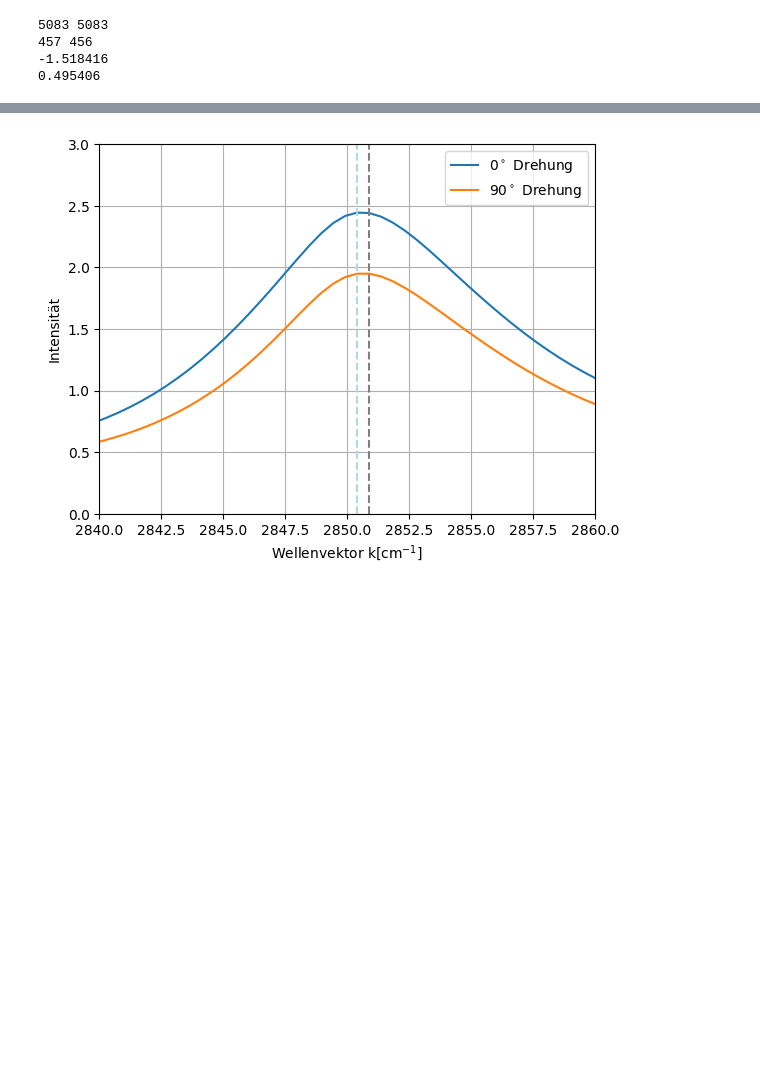
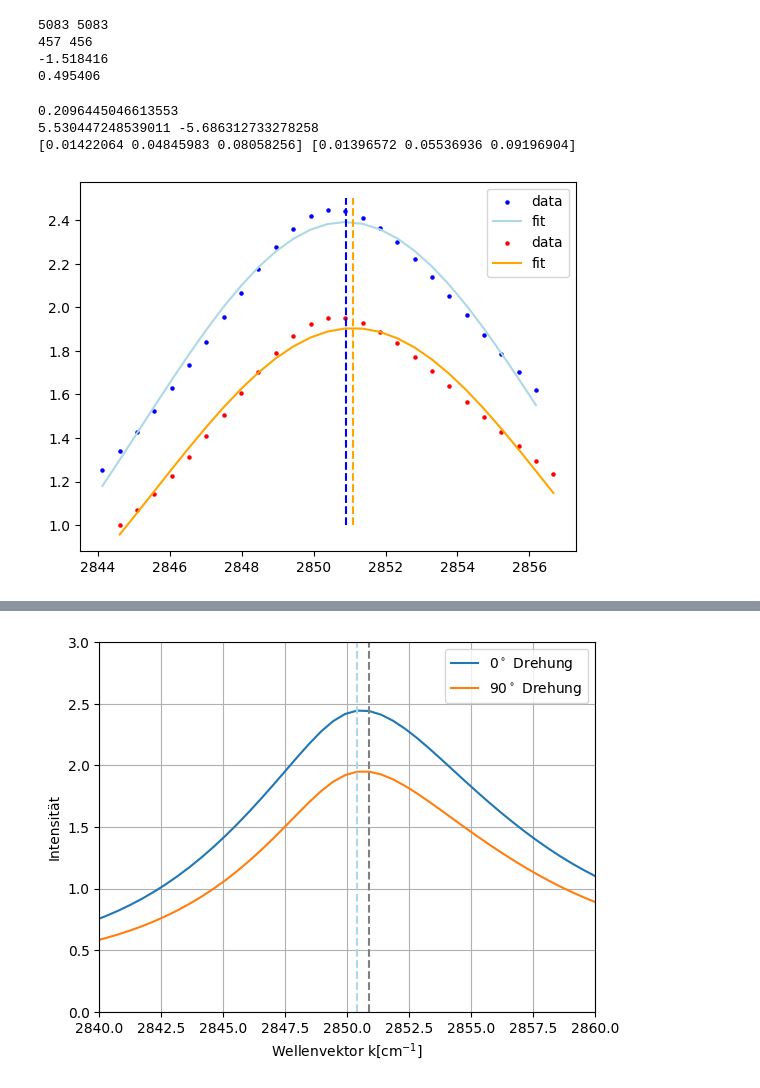
Before and after one commit to iLoveeMilkaa/M1-Lab, a Jupyter notebook: Aufgabe 2.ipynb, the cells around one changed output, grey strips where cells are left out. Saved outputs shown, nothing was run; the diff lists cells and outputs as text; code cells hidden in the pictures; blank space fills up the shorter version.

```diff
--- a/Aufgabe 2.ipynb
+++ b/Aufgabe 2.ipynb
@@ -68,3 +70,43 @@ print(std_ex_90degree[5083,1]-std_ext_0deg[5083,1])
 457 456
 -1.518416
 0.495406
+# %%
+# Define the Gaussian function
+# Recast xdata and ydata into numpy arrays so we can use their handy features
+xdata = np.asarray(std_ex_90degree[5070:5096,0])
+ydata = np.asarray(std_ex_90degree[5070:5096,1])
+
+xdata1 = np.asarray(std_ext_0deg[5070:5096,0])
+ydata1 = np.asarray(std_ext_0deg[5070:5096,1])
+
+n = len(xdata)
+mean = 2850
+#mean = sum(xdata*ydata)/n
+sigma = sum(ydata*(xdata-mean)**2)/n
+
+def gaus(x,a,x0,sigma):
+    return a*np.exp(-(x-x0)**2/(2*sigma**2))
+
+popt,pcov = curve_fit(gaus,xdata,ydata,p0=[1,mean,sigma])
+popt1,pcov1 = curve_fit(gaus,xdata1,ydata1, p0=[1,mean,sigma])
+
+plt.scatter(xdata, ydata, label='data',s=5,c="blue")
+plt.plot(xdata, gaus(xdata,*popt), '-', label='fit',c="lightblue")
+
+plt.plot([popt[1],popt[1]],[1,2.5],"--",c="blue")
+plt.plot([popt1[1],popt1[1]],[1,2.5],"--",c="orange")
+
+plt.scatter(xdata1, ydata1, label='data',s=5,c="red")
+plt.plot(xdata1, gaus(xdata1,*popt1), '-', label='fit',c="orange")
+
+print(popt1[1]-popt[1])
+print(popt1[2],popt[2])
+print(np.sqrt(np.diag(pcov)),np.sqrt(np.diag(pcov1)))
+
+plt.legend()
+plt.savefig("gaussianfit.pdf")
+# %% [output]
+0.2096445046613553
+5.530447248539011 -5.686312733278258
+[0.01422064 0.04845983 0.08058256] [0.01396572 0.05536936 0.09196904]
+[figure, added]
```
Also changed, not shown: parts of 4 cells of this notebook, 6 other files.
